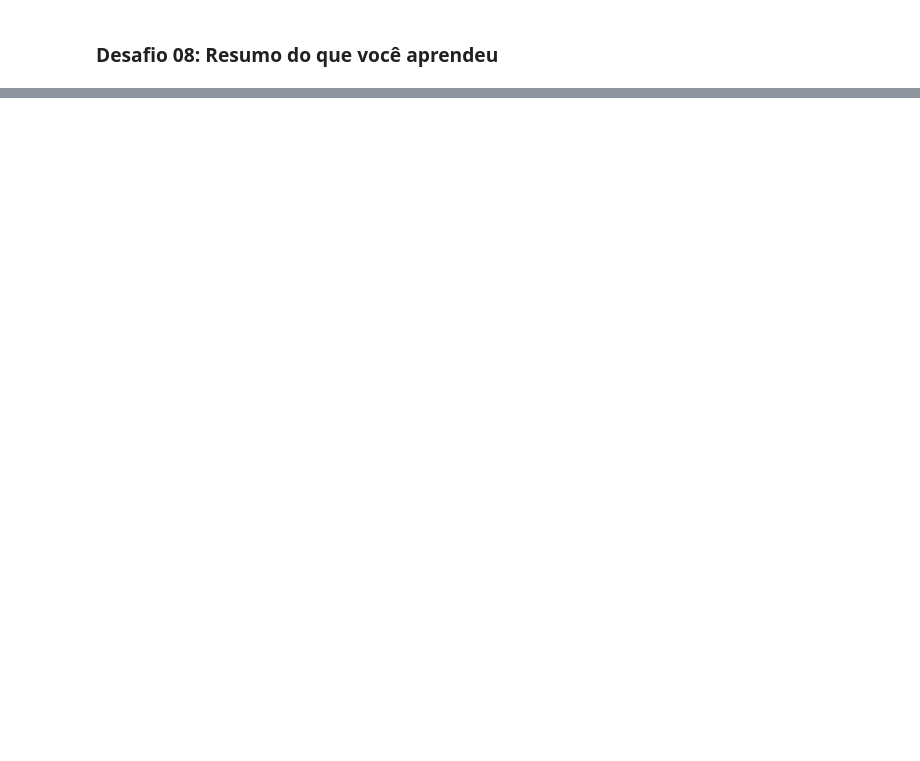
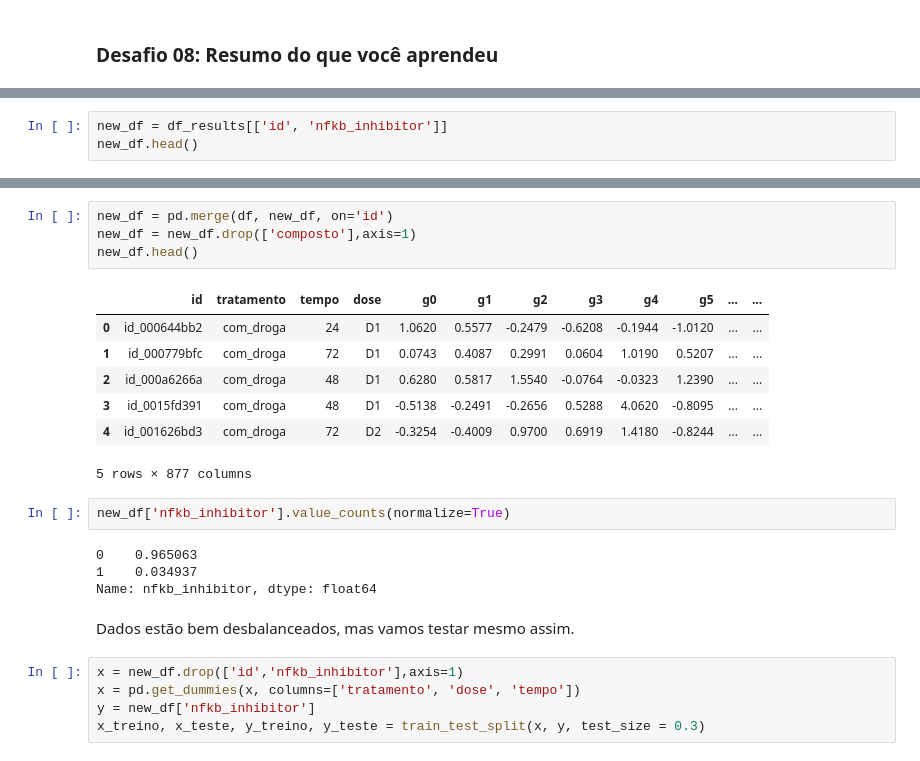
Before and after one commit to gabicgama/projeto-imersao-dados, a Jupyter notebook: Projeto-Imersão-Dados.ipynb, the cells around one changed output, grey strips where cells are left out. Cells and saved outputs as stored; diff of their text form; blank space fills up the shorter version.

```diff
--- a/Projeto-Imersão-Dados.ipynb
+++ b/Projeto-Imersão-Dados.ipynb
@@ -1511,0 +1822,3 @@ df_merged.query('composto in @diff_moa')
+# %%
+new_df = df_results[['id', 'nfkb_inhibitor']]
+new_df.head()
@@ -1511,0 +1832,25 @@ df_merged.query('composto in @diff_moa')
+# %%
+new_df = pd.merge(df, new_df, on='id')
+new_df = new_df.drop(['composto'],axis=1)
+new_df.head()
+# %% [output]
+|  | id | tratamento | tempo | dose | g0 | g1 | g2 | g3 | g4 | g5 | ... | ... |
+| 0 | id_000644bb2 | com_droga | 24 | D1 | 1.0620 | 0.5577 | -0.2479 | -0.6208 | -0.1944 | -1.0120 | ... | ... |
+| 1 | id_000779bfc | com_droga | 72 | D1 | 0.0743 | 0.4087 | 0.2991 | 0.0604 | 1.0190 | 0.5207 | ... | ... |
+| 2 | id_000a6266a | com_droga | 48 | D1 | 0.6280 | 0.5817 | 1.5540 | -0.0764 | -0.0323 | 1.2390 | ... | ... |
+| 3 | id_0015fd391 | com_droga | 48 | D1 | -0.5138 | -0.2491 | -0.2656 | 0.5288 | 4.0620 | -0.8095 | ... | ... |
+| 4 | id_001626bd3 | com_droga | 72 | D2 | -0.3254 | -0.4009 | 0.9700 | 0.6919 | 1.4180 | -0.8244 | ... | ... |
+5 rows × 877 columns
+# %%
+new_df['nfkb_inhibitor'].value_counts(normalize=True)
+# %% [output]
+0    0.965063
+1    0.034937
+Name: nfkb_inhibitor, dtype: float64
+# %% [markdown]
+Dados estão bem desbalanceados, mas vamos testar mesmo assim.
+# %%
+x = new_df.drop(['id','nfkb_inhibitor'],axis=1)
+x = pd.get_dummies(x, columns=['tratamento', 'dose', 'tempo'])
+y = new_df['nfkb_inhibitor']
+x_treino, x_teste, y_treino, y_teste = train_test_split(x, y, test_size = 0.3)
```
Also changed, not shown: parts of 65 cells of this notebook.
